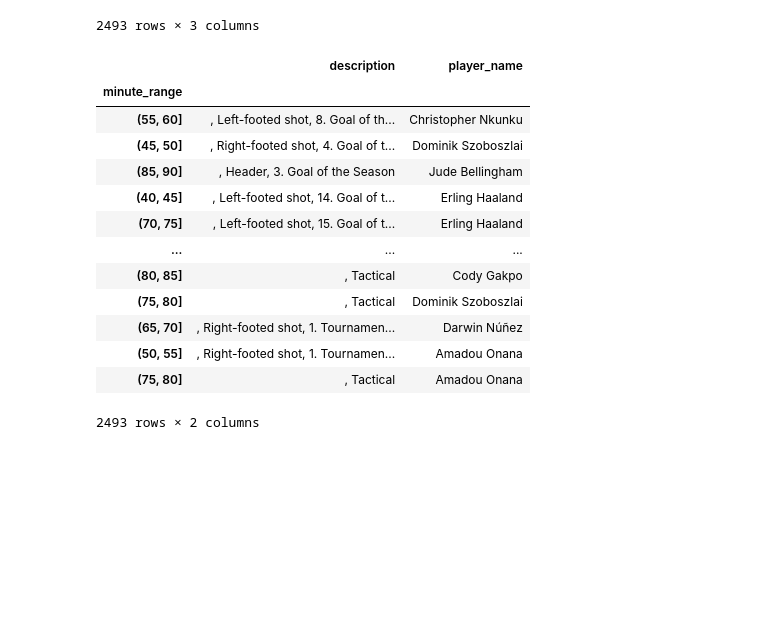
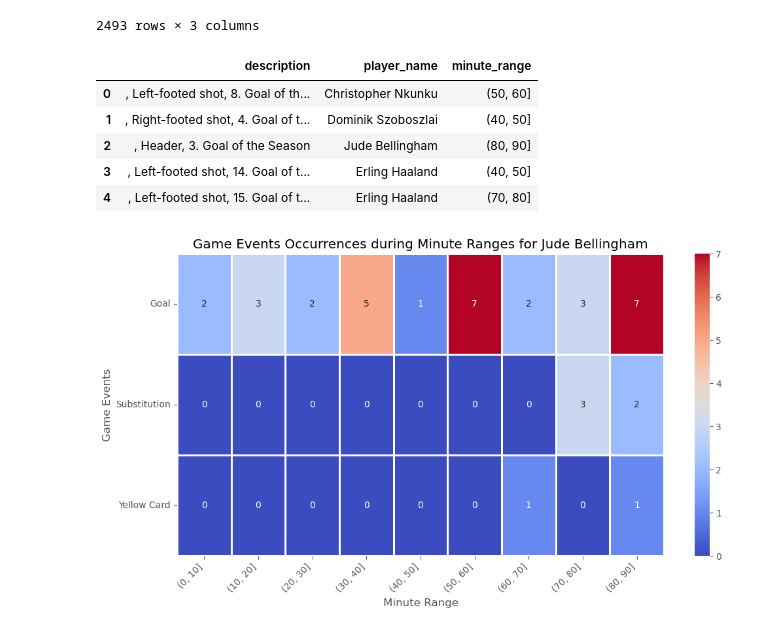
Before and after one commit to Marco-Skiavone/ium_dataset_processor, a Jupyter notebook: temp_file_for_testing_2.ipynb, the cells around one changed output. Drawn from its saved outputs; the diff is of its cells as text; code cells hidden in the pictures; blank space fills up the shorter version.

Commit message:
adding final part of plot heatmap

```diff
--- a/temp_file_for_testing_2.ipynb
+++ b/temp_file_for_testing_2.ipynb
@@ -105,23 +108,14 @@ top_payed_game_events
 # %%
 # creating minute range!!!
 bins = [0, 5, 10, 15, 20, 25, 30, 35, 40, 45, 50, 55, 60, 65, 70, 75, 80, 85, 90]  # 90 is for the goals occurred after the 90th minute
-#bins = [0, 10, 20, 30, 40, 50, 60, 70, 80, 90]  # 90 is for the goals occurred after the 90th minute
-top_payed_game_events.loc[:, 'minute_range'] = pd.cut(top_payed_game_events['minute'], bins=bins)
-
-restricted_top_payed_game_events = top_payed_game_events.drop(columns=['minute']).set_index('minute_range')
-restricted_top_payed_game_events
+bins_by_ten = [0, 10, 20, 30, 40, 50, 60, 70, 80, 90]  # 90 is for the goals occurred after the 90th minute
+top_payed_game_events.loc[:, 'minute_range'] = pd.cut(top_payed_game_events['minute'], bins=bins_by_ten)
+top_payed_game_events = top_payed_game_events.drop(columns=['minute'])
+top_payed_game_events.head()
 # %% [output]
-|  | description | player_name |
-| minute_range |  |  |
-| (55, 60] | , Left-footed shot, 8. Goal of th... | Christopher Nkunku |
-| (45, 50] | , Right-footed shot, 4. Goal of t... | Dominik Szoboszlai |
-| (85, 90] | , Header, 3. Goal of the Season | Jude Bellingham |
-| (40, 45] | , Left-footed shot, 14. Goal of t... | Erling Haaland |
-| (70, 75] | , Left-footed shot, 15. Goal of t... | Erling Haaland |
-| ... | ... | ... |
-| (80, 85] | , Tactical | Cody Gakpo |
-| (75, 80] | , Tactical | Dominik Szoboszlai |
-| (65, 70] | , Right-footed shot, 1. Tournamen... | Darwin Núñez |
-| (50, 55] | , Right-footed shot, 1. Tournamen... | Amadou Onana |
-| (75, 80] | , Tactical | Amadou Onana |
+|  | description | player_name | minute_range |
+| 0 | , Left-footed shot, 8. Goal of th... | Christopher Nkunku | (50, 60] |
+| 1 | , Right-footed shot, 4. Goal of t... | Dominik Szoboszlai | (40, 50] |
+| 2 | , Header, 3. Goal of the Season | Jude Bellingham | (80, 90] |
+| 3 | , Left-footed shot, 14. Goal of t... | Erling Haaland | (40, 50] |
+| 4 | , Left-footed shot, 15. Goal of t... | Erling Haaland | (70, 80] |
-2493 rows × 2 columns
@@ -127,0 +161,5 @@ restricted_top_payed_game_events
+# %%
+#widgets.interact(update_plot, name=dropdown)
+update_plot('Jude Bellingham')
+# %% [output]
+[figure, added]
```
Also changed, not shown: parts of 4 cells of this notebook.
